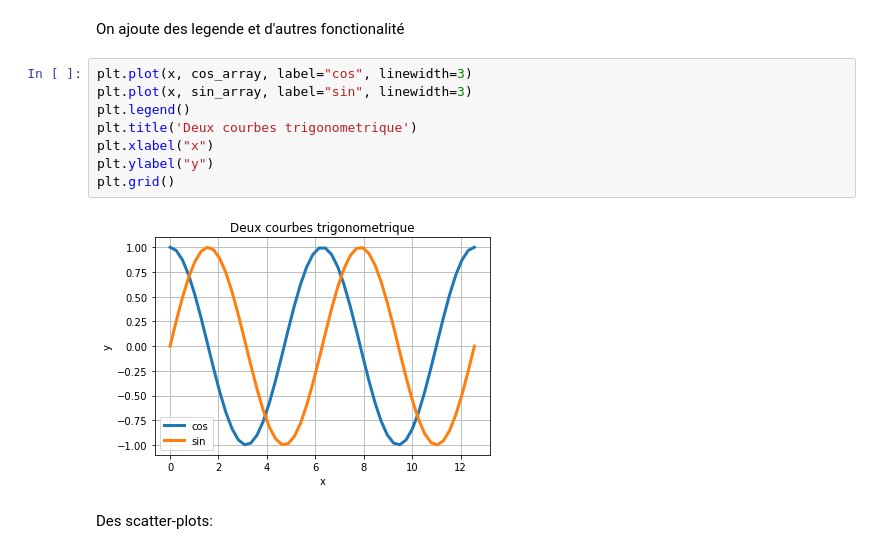
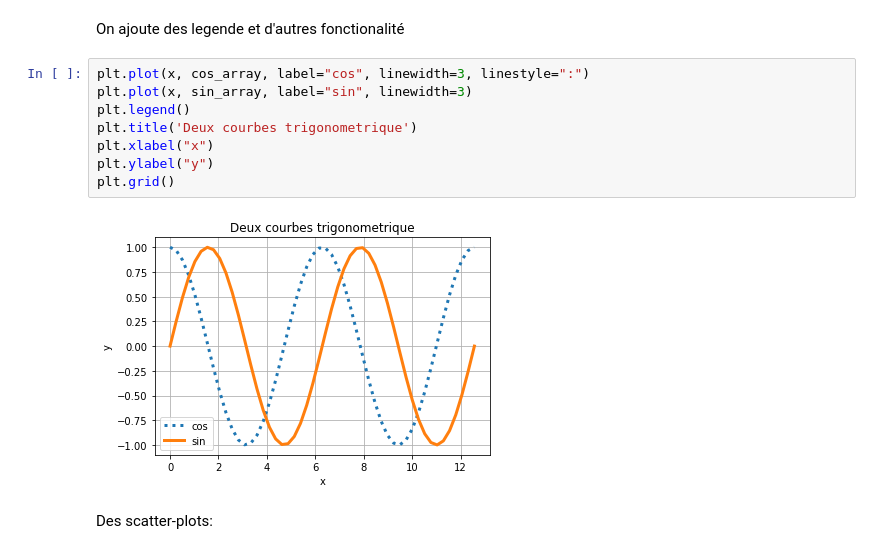
Before and after one commit to alexanderbuchholz/formation_utt, a Jupyter notebook: 2_matplotlib.ipynb, the cells around one changed output. Drawn from its saved outputs; the diff is of its cells as text.

```diff
--- a/2_matplotlib.ipynb
+++ b/2_matplotlib.ipynb
@@ -21,15 +26,15 @@ plt.plot(x, sin_array)
 # %% [markdown]
 On ajoute des legende et d'autres fonctionalité
 # %%
-plt.plot(x, cos_array, label="cos", linewidth=3)
+plt.plot(x, cos_array, label="cos", linewidth=3, linestyle=":")
 plt.plot(x, sin_array, label="sin", linewidth=3)
 plt.legend()
 plt.title('Deux courbes trigonometrique')
 plt.xlabel("x")
 plt.ylabel("y")
 plt.grid()
 # %% [output]
-[figure, old version]
+[figure, new version]
 # %% [markdown]
 Des scatter-plots:
 # %%
```
Also changed, not shown: parts of 10 cells of this notebook, 4 other files.
